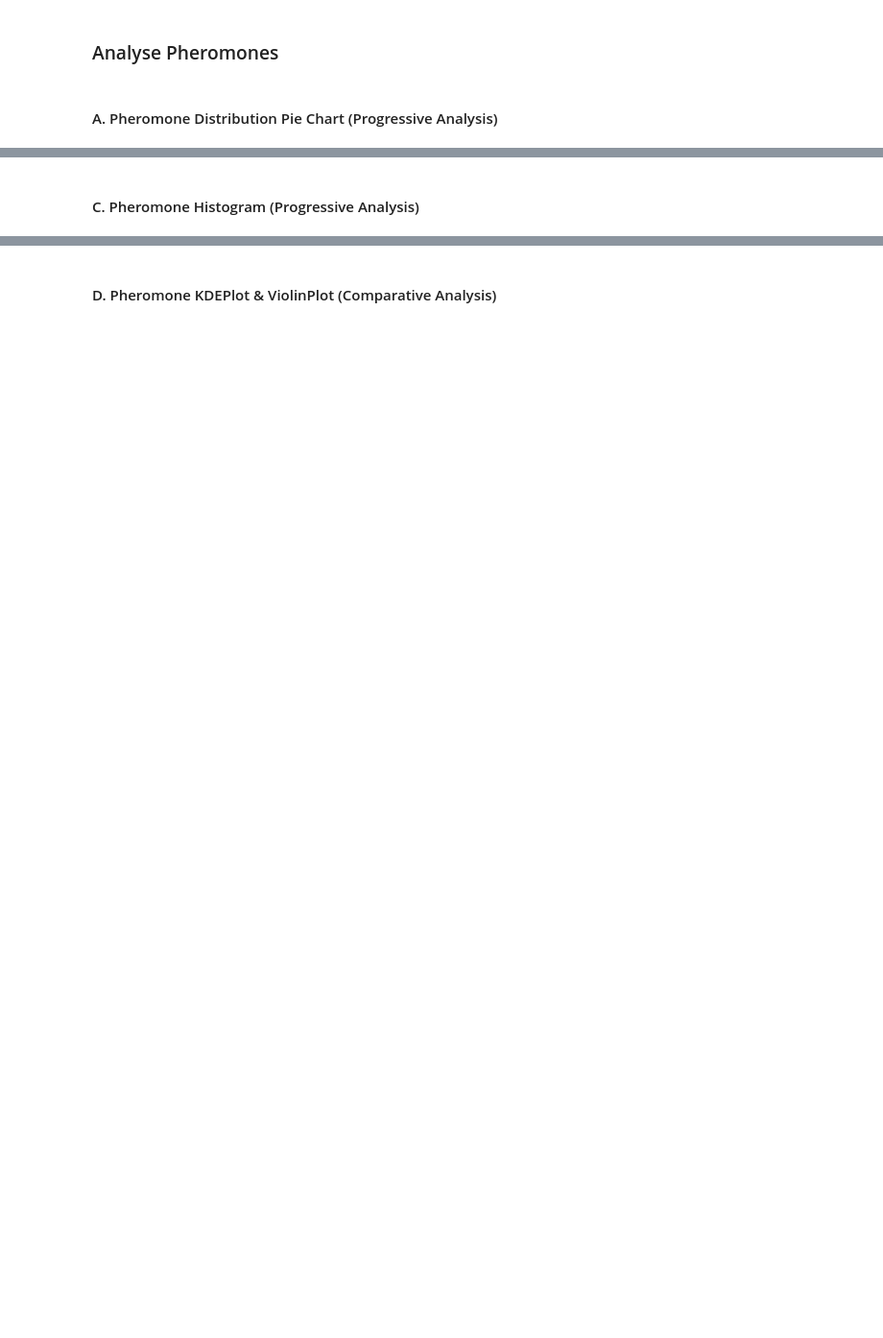
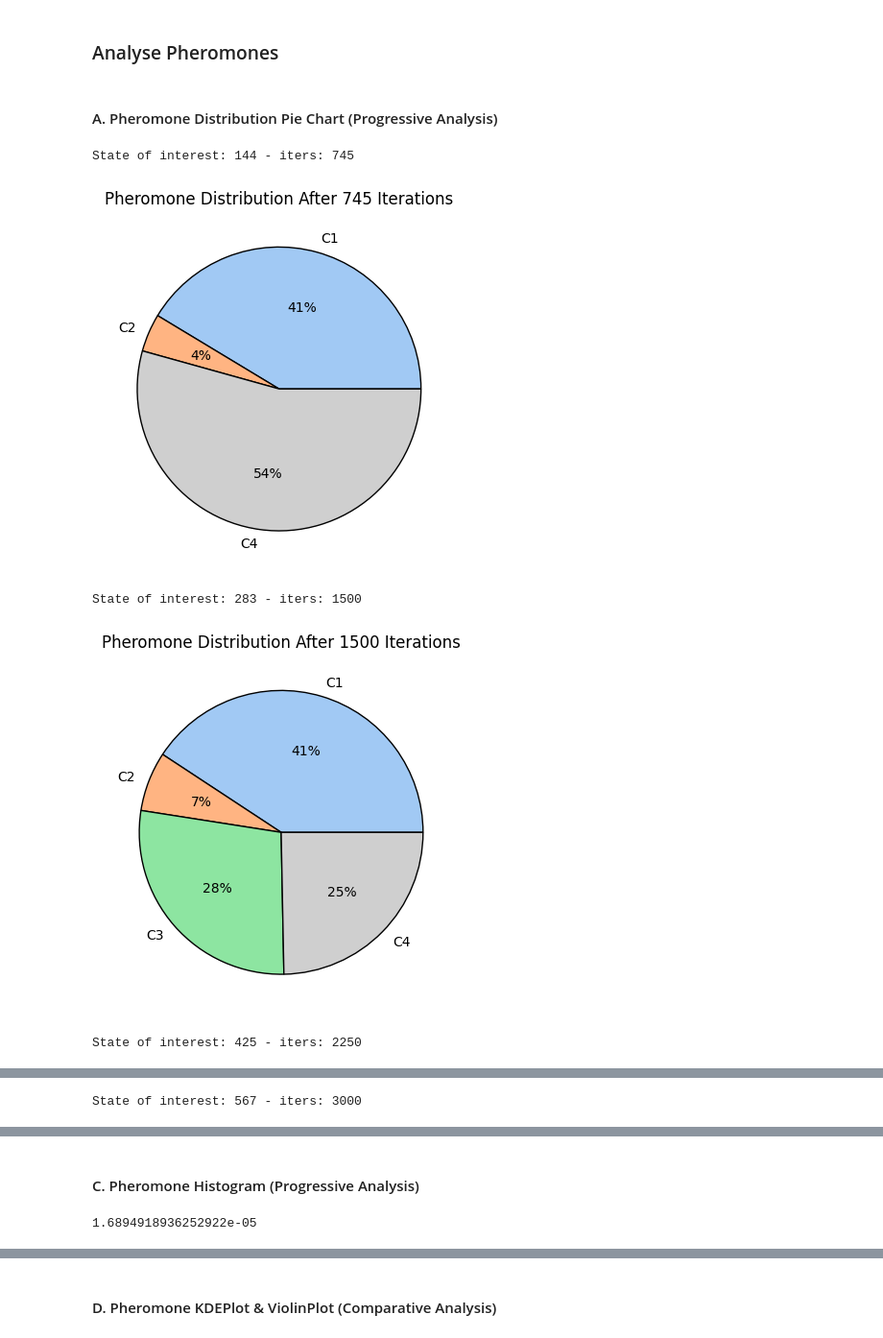
Before and after one commit to alopezmb/GAMILE, a Jupyter notebook: virtual_museum_manager/IML_TRAINING_AND_EVALUATION.ipynb, the cells around one changed output, grey strips where cells are left out. Shown at 96% size. Drawn from its saved outputs; the diff is of its cells as text; code cells hidden in the pictures; blank space fills up the shorter version.

```diff
--- a/virtual_museum_manager/IML_TRAINING_AND_EVALUATION.ipynb
+++ b/virtual_museum_manager/IML_TRAINING_AND_EVALUATION.ipynb
@@ -494,7 +537,7 @@ experience_seeker_route = ["D1-1", "D1-5", "The Cardinal", "D3-5","Self-portrait
                            "The Garden of Earthly Delights", "D1-13", "D13-14", "Guernica", "D7-14", "D6-7", "D1-6", "The Three Graces",
                            "The Nobleman with his Hand on his Chest", "The Annunciation", "Las Meninas", "D1-1"
                           ]
-experience_seeker_route_reps = 1
+experience_seeker_route_reps = 5
 experience_seeker_route_name = "experience_seeker_route"
 
 #PROFESSIONAL/HOBBYIST
@@ -504,7 +547,7 @@ professional_hobbyist_route = ["D1-1", "Las Meninas", "D1-8", "D7-8", "The Surre
                                "The 3rd of May 1808 in Madrid", "D1-10", "D1-1"
                               ]
 
-professional_hobbyist_route_reps = 1
+professional_hobbyist_route_reps = 5
 professional_hobbyist_route_name = "professional_hobbyist_route"
 
 # EXPLORER
@@ -517,7 +560,7 @@ explorer_route = ["D1-1", "Las Meninas", "The Annunciation", "D1-5", "The Cardin
                   "Judith at the Banquet of Holofernes", "D1-8", "D1-1"
                  ]
 
-explorer_route_reps = 1
+explorer_route_reps = 5
 explorer_route_name = "explorer_route"
 
 # FACILITATOR
@@ -529,7 +572,7 @@ facilitator_route = ["D1-1", "Las Meninas", "The Annunciation", "D1-5", "The Car
                     ]
 
 
-facilitator_route_reps = 1
+facilitator_route_reps = 5
 facilitator_route_name = "facilitator_route"
 
 routes_list = [{"route": experience_seeker_route, "repetitions": experience_seeker_route_reps, "name": experience_seeker_route_name},
@@ -550,4 +592,10 @@ routes_list = [{"route": experience_seeker_route, "repetitions": experience_seek
 # %%
-trained_iml_controller = train_iml_mmas_model(controller, routes_list, starting_iterations=10,
-                                              iterations_after_every_feedback=1, manual_pheromone_multiplier=10000000000)
+def train_iml_from_scratch():
+    controller = AlgorithmController(**params)
+    trained_iml_controller = train_iml_mmas_model(controller, routes_list, starting_iterations=15,
+                                                  iterations_after_every_feedback=5, manual_pheromone_multiplier=10000000000)
+    return trained_iml_controller
+
+trained_iml_controller = train_iml_from_scratch()
+# iml_states_of_interest = [750, 1500, 2250, 3000]
 # %% [output]
@@ -571,3 +619,5 @@ Saved controller: facilitator_route
+# %%
+iml_states_of_interest = [745, 1500, 2250, 3000]
 # %%
 #cdf = trained_iml_controller.pheromone_info(use_dataframe=True)
 #display(cdf)
@@ -578,4 +628,11 @@ Saved controller: facilitator_route
 # %%
 for idx, state in enumerate(trained_iml_controller.algorithm_states):
     plot_pie_chart_of_pheromone_distribution_of_state(state, idx, trained_iml_controller.algorithm_states, save_plot=True,
-                                                      saved_plots_dir="evaluation_figures/mmas_iml")
+                                                      saved_plots_dir="evaluation_figures/mmas_iml",
+                                                      states_of_interest=iml_states_of_interest)
+# %% [output]
+State of interest: 144 - iters: 745
+[figure, added]
+State of interest: 283 - iters: 1500
+[figure, added]
+State of interest: 425 - iters: 2250
@@ -581,0 +640 @@ for idx, state in enumerate(trained_iml_controller.algorithm_states):
+State of interest: 567 - iters: 3000
@@ -582,5 +642,10 @@ for idx, state in enumerate(trained_iml_controller.algorithm_states):
 # %% [markdown]
 #### C. Pheromone Histogram (Progressive Analysis)
+# %%
+df = get_dataframe_pheromone_categorisations_of_state(trained_iml_controller.algorithm_states[0])
+df['Pheromone'].max()
+# %% [output]
+1.6894918936252922e-05
 # %%
 for idx, state in enumerate(trained_iml_controller.algorithm_states):
     plot_pheromone_histplot_of_state(state, idx, trained_iml_controller.algorithm_states, save_plot=True,
```
Also changed, not shown: parts of 35 cells of this notebook, 2 other files.
